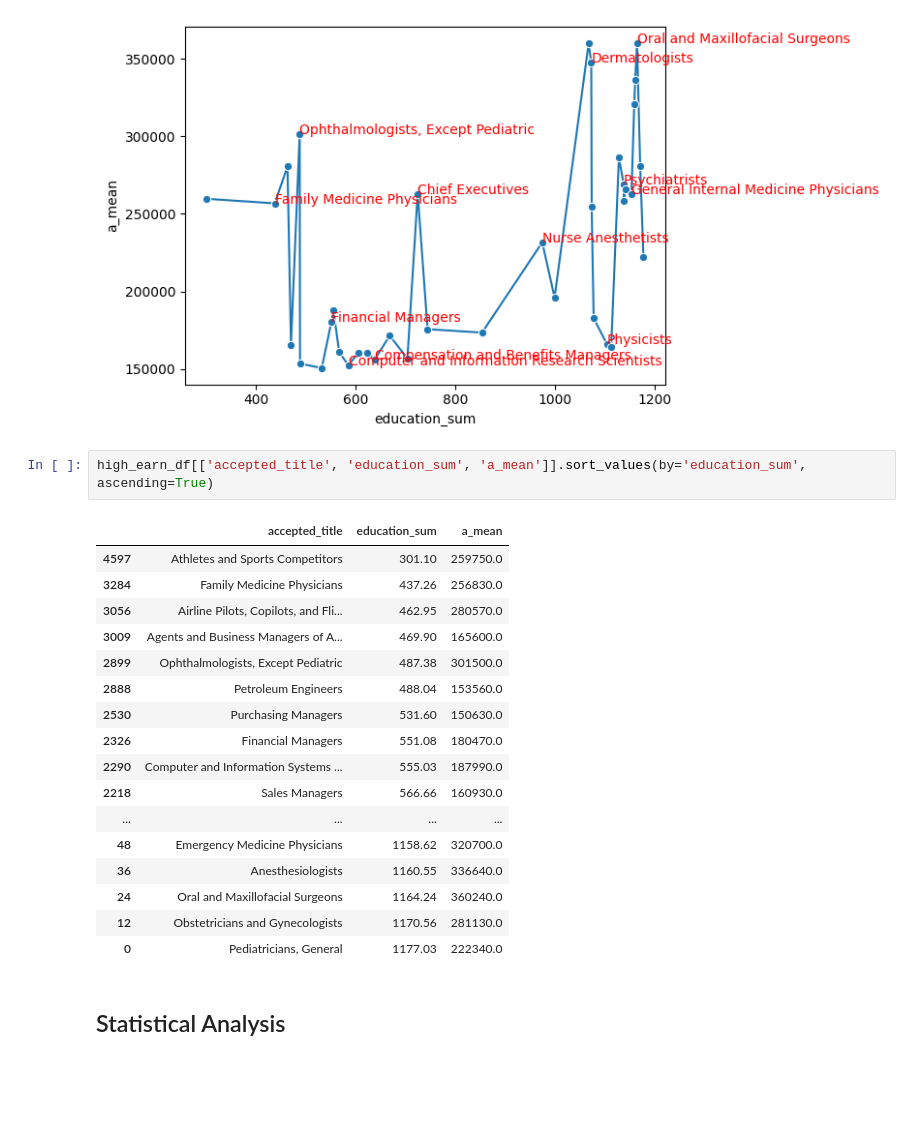
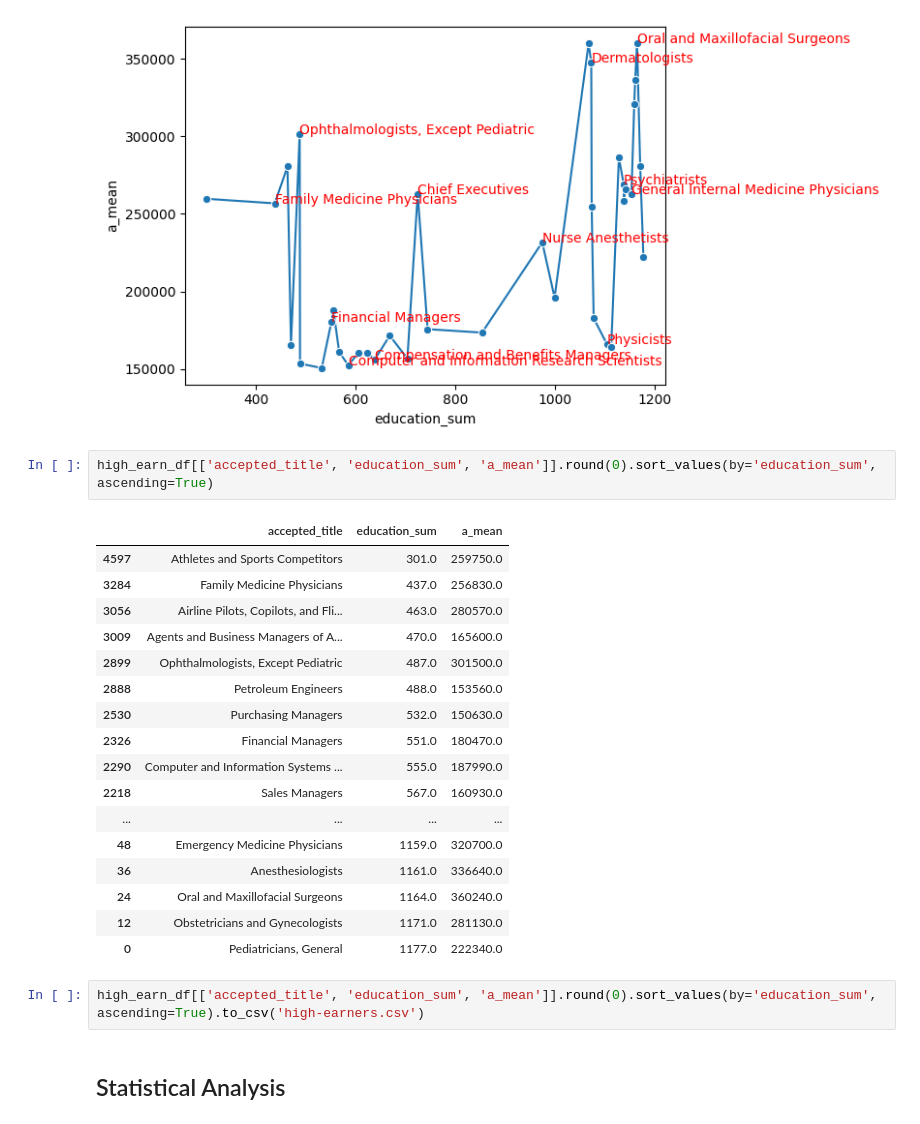
Before and after one commit to blue-santa/comparing-training-req-to-salary-exp, a Jupyter notebook: notebooks/03-exploratory-data-analysis/03-00-eda-train-reward-compare.ipynb, the cells around one changed output. Saved outputs shown, nothing was run; the diff lists cells and outputs as text; blank space fills up the shorter version.

```diff
--- a/notebooks/03-exploratory-data-analysis/03-00-eda-train-reward-compare.ipynb
+++ b/notebooks/03-exploratory-data-analysis/03-00-eda-train-reward-compare.ipynb
@@ -359,25 +359,27 @@ plt.show()
 # %% [output]
 [figure]
 # %%
-high_earn_df[['accepted_title', 'education_sum', 'a_mean']].sort_values(by='education_sum', ascending=True)
+high_earn_df[['accepted_title', 'education_sum', 'a_mean']].round(0).sort_values(by='education_sum', ascending=True)
 # %% [output]
 |  | accepted_title | education_sum | a_mean |
-| 4597 | Athletes and Sports Competitors | 301.10 | 259750.0 |
-| 3284 | Family Medicine Physicians | 437.26 | 256830.0 |
-| 3056 | Airline Pilots, Copilots, and Fli... | 462.95 | 280570.0 |
-| 3009 | Agents and Business Managers of A... | 469.90 | 165600.0 |
-| 2899 | Ophthalmologists, Except Pediatric | 487.38 | 301500.0 |
-| 2888 | Petroleum Engineers | 488.04 | 153560.0 |
-| 2530 | Purchasing Managers | 531.60 | 150630.0 |
-| 2326 | Financial Managers | 551.08 | 180470.0 |
-| 2290 | Computer and Information Systems ... | 555.03 | 187990.0 |
-| 2218 | Sales Managers | 566.66 | 160930.0 |
+| 4597 | Athletes and Sports Competitors | 301.0 | 259750.0 |
+| 3284 | Family Medicine Physicians | 437.0 | 256830.0 |
+| 3056 | Airline Pilots, Copilots, and Fli... | 463.0 | 280570.0 |
+| 3009 | Agents and Business Managers of A... | 470.0 | 165600.0 |
+| 2899 | Ophthalmologists, Except Pediatric | 487.0 | 301500.0 |
+| 2888 | Petroleum Engineers | 488.0 | 153560.0 |
+| 2530 | Purchasing Managers | 532.0 | 150630.0 |
+| 2326 | Financial Managers | 551.0 | 180470.0 |
+| 2290 | Computer and Information Systems ... | 555.0 | 187990.0 |
+| 2218 | Sales Managers | 567.0 | 160930.0 |
 | ... | ... | ... | ... |
-| 48 | Emergency Medicine Physicians | 1158.62 | 320700.0 |
-| 36 | Anesthesiologists | 1160.55 | 336640.0 |
-| 24 | Oral and Maxillofacial Surgeons | 1164.24 | 360240.0 |
-| 12 | Obstetricians and Gynecologists | 1170.56 | 281130.0 |
-| 0 | Pediatricians, General | 1177.03 | 222340.0 |
+| 48 | Emergency Medicine Physicians | 1159.0 | 320700.0 |
+| 36 | Anesthesiologists | 1161.0 | 336640.0 |
+| 24 | Oral and Maxillofacial Surgeons | 1164.0 | 360240.0 |
+| 12 | Obstetricians and Gynecologists | 1171.0 | 281130.0 |
+| 0 | Pediatricians, General | 1177.0 | 222340.0 |
+# %%
+high_earn_df[['accepted_title', 'education_sum', 'a_mean']].round(0).sort_values(by='education_sum', ascending=True).to_csv('high-earners.csv')
 # %% [markdown]
 ## Statistical Analysis
 # %% [markdown]
```
